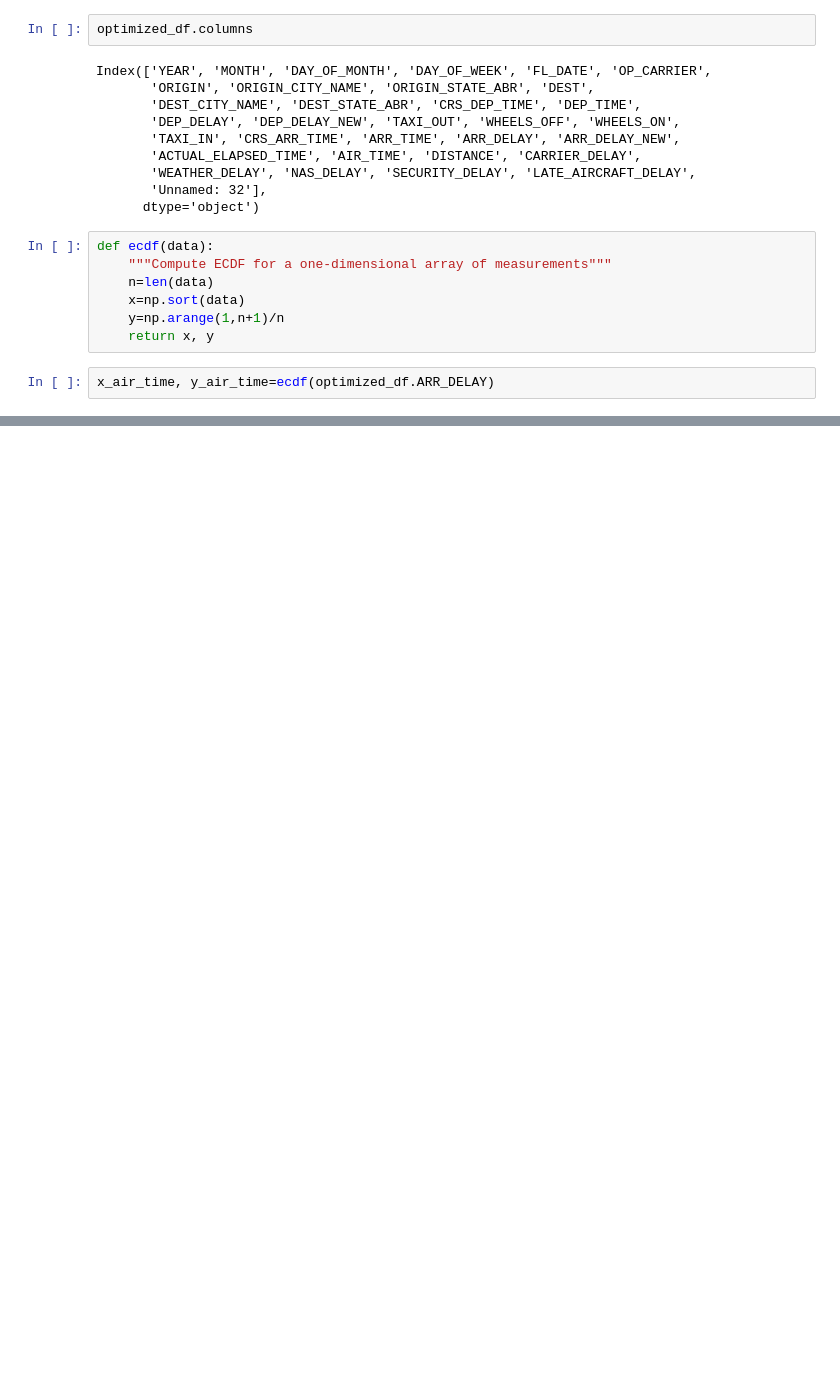
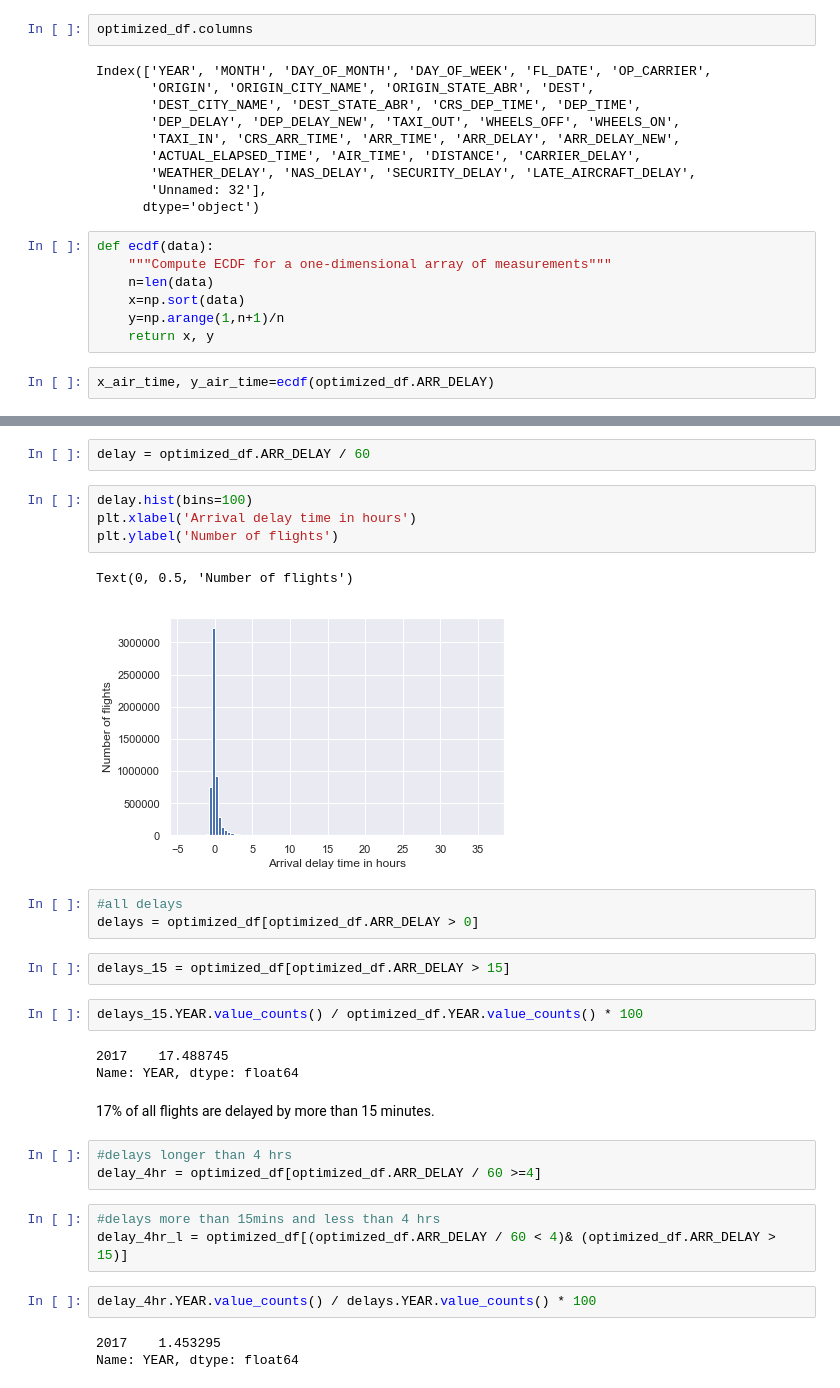
Before and after one commit to dmitriykats1/Springboard, a Jupyter notebook: Capstone1/import_data.ipynb, the cells around one changed output, grey strips where cells are left out. Cells and saved outputs as stored; diff of their text form; blank space fills up the shorter version.

```diff
--- a/Capstone1/import_data.ipynb
+++ b/Capstone1/import_data.ipynb
@@ -154,0 +188,32 @@ plt.show()
+# %%
+delay = optimized_df.ARR_DELAY / 60
+# %%
+delay.hist(bins=100)
+plt.xlabel('Arrival delay time in hours')
+plt.ylabel('Number of flights')
+# %% [output]
+Text(0, 0.5, 'Number of flights')
+[figure, added]
+# %%
+#all delays
+delays = optimized_df[optimized_df.ARR_DELAY > 0]
+# %%
+delays_15 = optimized_df[optimized_df.ARR_DELAY > 15]
+# %%
+delays_15.YEAR.value_counts() / optimized_df.YEAR.value_counts() * 100
+# %% [output]
+2017    17.488745
+Name: YEAR, dtype: float64
+# %% [markdown]
+17% of all flights are delayed by more than 15 minutes.
+# %%
+#delays longer than 4 hrs
+delay_4hr = optimized_df[optimized_df.ARR_DELAY / 60 >=4]
+# %%
+#delays more than 15mins and less than 4 hrs
+delay_4hr_l = optimized_df[(optimized_df.ARR_DELAY / 60 < 4)& (optimized_df.ARR_DELAY > 15)]
+# %%
+delay_4hr.YEAR.value_counts() / delays.YEAR.value_counts() * 100
+# %% [output]
+2017    1.453295
+Name: YEAR, dtype: float64
```
Also changed, not shown: parts of 11 cells of this notebook.
